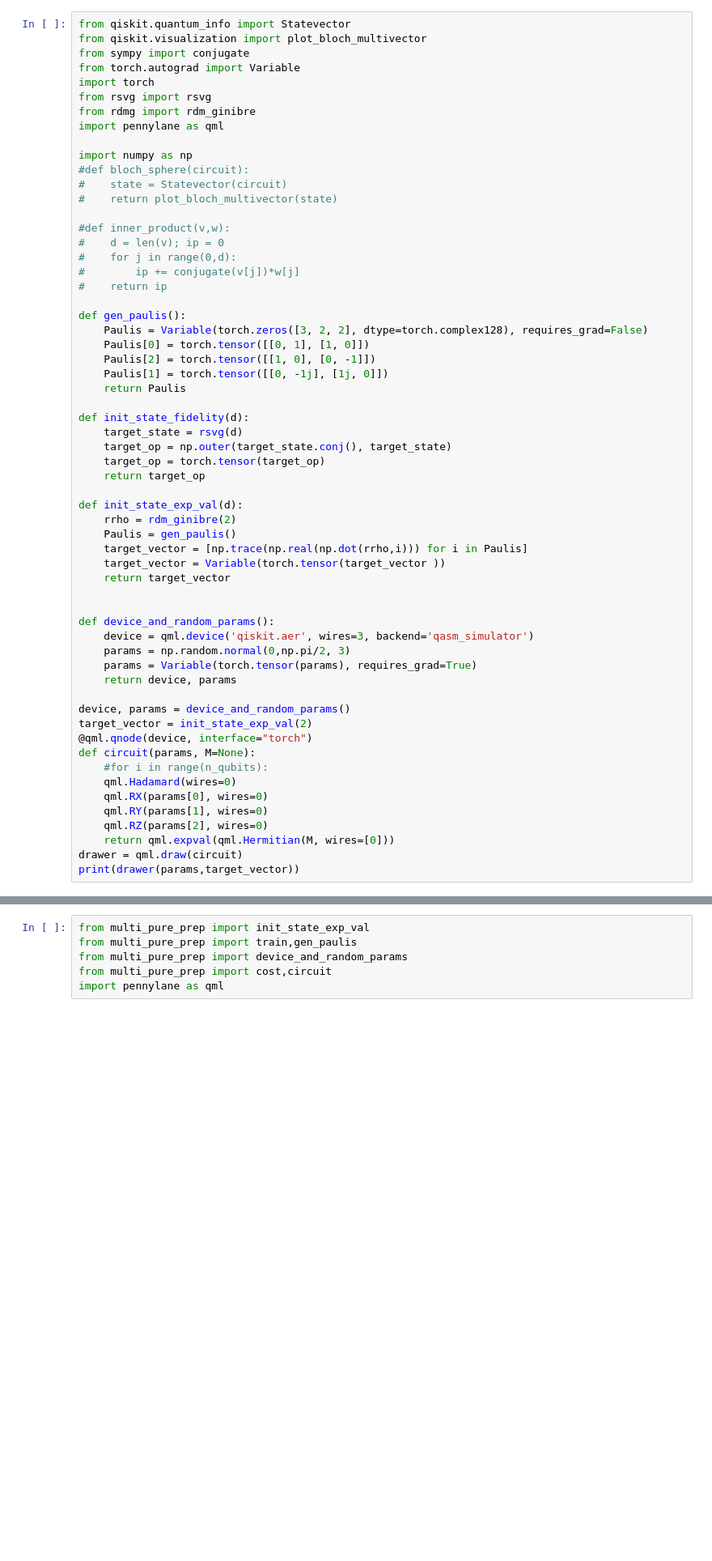
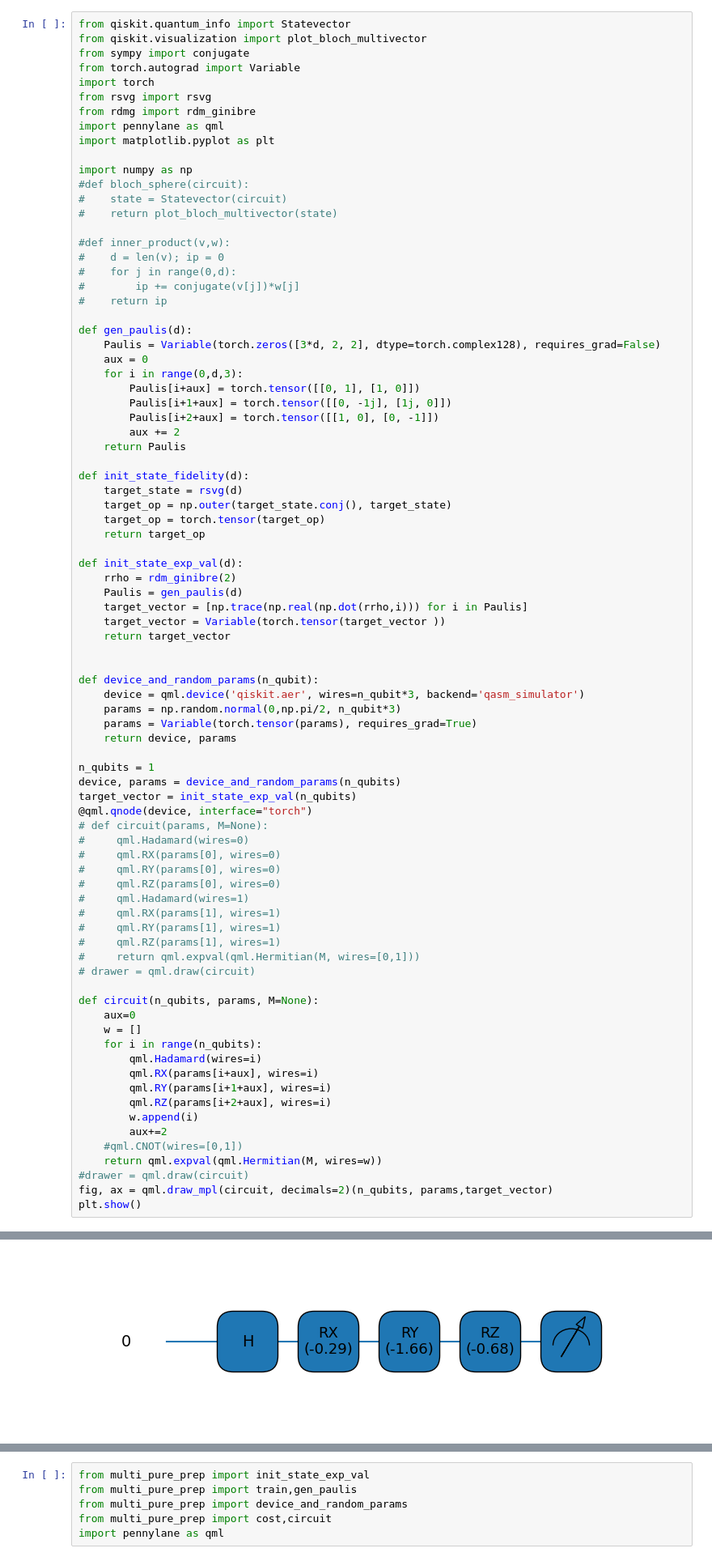
Before and after one commit to SchultzVV/Qiskit, a Jupyter notebook: Conteúdo/Run.ipynb, the cells around one changed output, grey strips where cells are left out. Shown at 81% size. Saved outputs shown, nothing was run; the diff lists cells and outputs as text; blank space fills up the shorter version.

Commit message:
ainda ajustando o operador de medida para mais de um qubit

```diff
--- a/Conteúdo/Run.ipynb
+++ b/Conteúdo/Run.ipynb
@@ -7,6 +7,7 @@ import torch
 from rsvg import rsvg
 from rdmg import rdm_ginibre
 import pennylane as qml
+import matplotlib.pyplot as plt
 
 import numpy as np
 #def bloch_sphere(circuit):
@@ -19,11 +20,14 @@ import numpy as np
 #        ip += conjugate(v[j])*w[j]
 #    return ip
 
-def gen_paulis():
-    Paulis = Variable(torch.zeros([3, 2, 2], dtype=torch.complex128), requires_grad=False)
-    Paulis[0] = torch.tensor([[0, 1], [1, 0]])
-    Paulis[2] = torch.tensor([[1, 0], [0, -1]])
-    Paulis[1] = torch.tensor([[0, -1j], [1j, 0]])
+def gen_paulis(d):
+    Paulis = Variable(torch.zeros([3*d, 2, 2], dtype=torch.complex128), requires_grad=False)
+    aux = 0
+    for i in range(0,d,3):
+        Paulis[i+aux] = torch.tensor([[0, 1], [1, 0]])
+        Paulis[i+1+aux] = torch.tensor([[0, -1j], [1j, 0]])
+        Paulis[i+2+aux] = torch.tensor([[1, 0], [0, -1]])
+        aux += 2
     return Paulis
 
 def init_state_fidelity(d):
@@ -34,28 +38,47 @@ def init_state_fidelity(d):
 
 def init_state_exp_val(d):
     rrho = rdm_ginibre(2)
-    Paulis = gen_paulis()
+    Paulis = gen_paulis(d)
     target_vector = [np.trace(np.real(np.dot(rrho,i))) for i in Paulis]
     target_vector = Variable(torch.tensor(target_vector ))
     return target_vector
 
 
-def device_and_random_params():
-    device = qml.device('qiskit.aer', wires=3, backend='qasm_simulator')
-    params = np.random.normal(0,np.pi/2, 3)
+def device_and_random_params(n_qubit):
+    device = qml.device('qiskit.aer', wires=n_qubit*3, backend='qasm_simulator')
+    params = np.random.normal(0,np.pi/2, n_qubit*3)
     params = Variable(torch.tensor(params), requires_grad=True)
     return device, params
 
-device, params = device_and_random_params()
-target_vector = init_state_exp_val(2)
+n_qubits = 1
+device, params = device_and_random_params(n_qubits)
+target_vector = init_state_exp_val(n_qubits)
 @qml.qnode(device, interface="torch")
-def circuit(params, M=None):
-    #for i in range(n_qubits):
-    qml.Hadamard(wires=0)
-    qml.RX(params[0], wires=0)
-    qml.RY(params[1], wires=0)
-    qml.RZ(params[2], wires=0)
-    return qml.expval(qml.Hermitian(M, wires=[0]))
-drawer = qml.draw(circuit)
-print(drawer(params,target_vector))
+# def circuit(params, M=None):
+#     qml.Hadamard(wires=0)
+#     qml.RX(params[0], wires=0)
+#     qml.RY(params[0], wires=0)
+#     qml.RZ(params[0], wires=0)
+#     qml.Hadamard(wires=1)
+#     qml.RX(params[1], wires=1)
+#     qml.RY(params[1], wires=1)
+#     qml.RZ(params[1], wires=1)
+#     return qml.expval(qml.Hermitian(M, wires=[0,1]))
+# drawer = qml.draw(circuit)
+
+def circuit(n_qubits, params, M=None):
+    aux=0
+    w = []
+    for i in range(n_qubits):
+        qml.Hadamard(wires=i)
+        qml.RX(params[i+aux], wires=i)
+        qml.RY(params[i+1+aux], wires=i)
+        qml.RZ(params[i+2+aux], wires=i)
+        w.append(i)
+        aux+=2
+    #qml.CNOT(wires=[0,1])
+    return qml.expval(qml.Hermitian(M, wires=w))
+#drawer = qml.draw(circuit)
+fig, ax = qml.draw_mpl(circuit, decimals=2)(n_qubits, params,target_vector)
+plt.show()
 # %% [output]
@@ -62,0 +85 @@ ValueError: Observable must be a square matrix.
+[figure, added]
```
Also changed, not shown: parts of 3 cells of this notebook.
